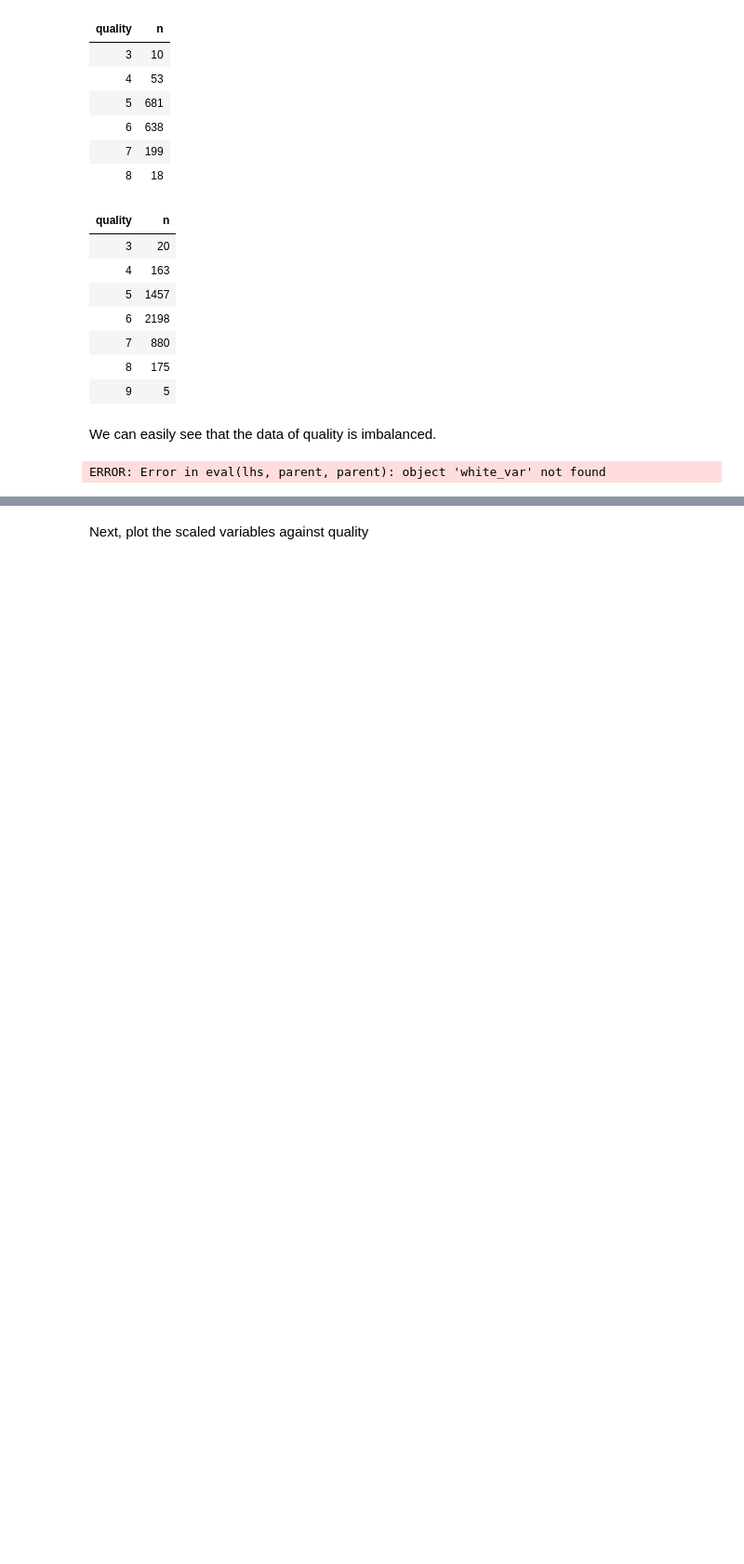
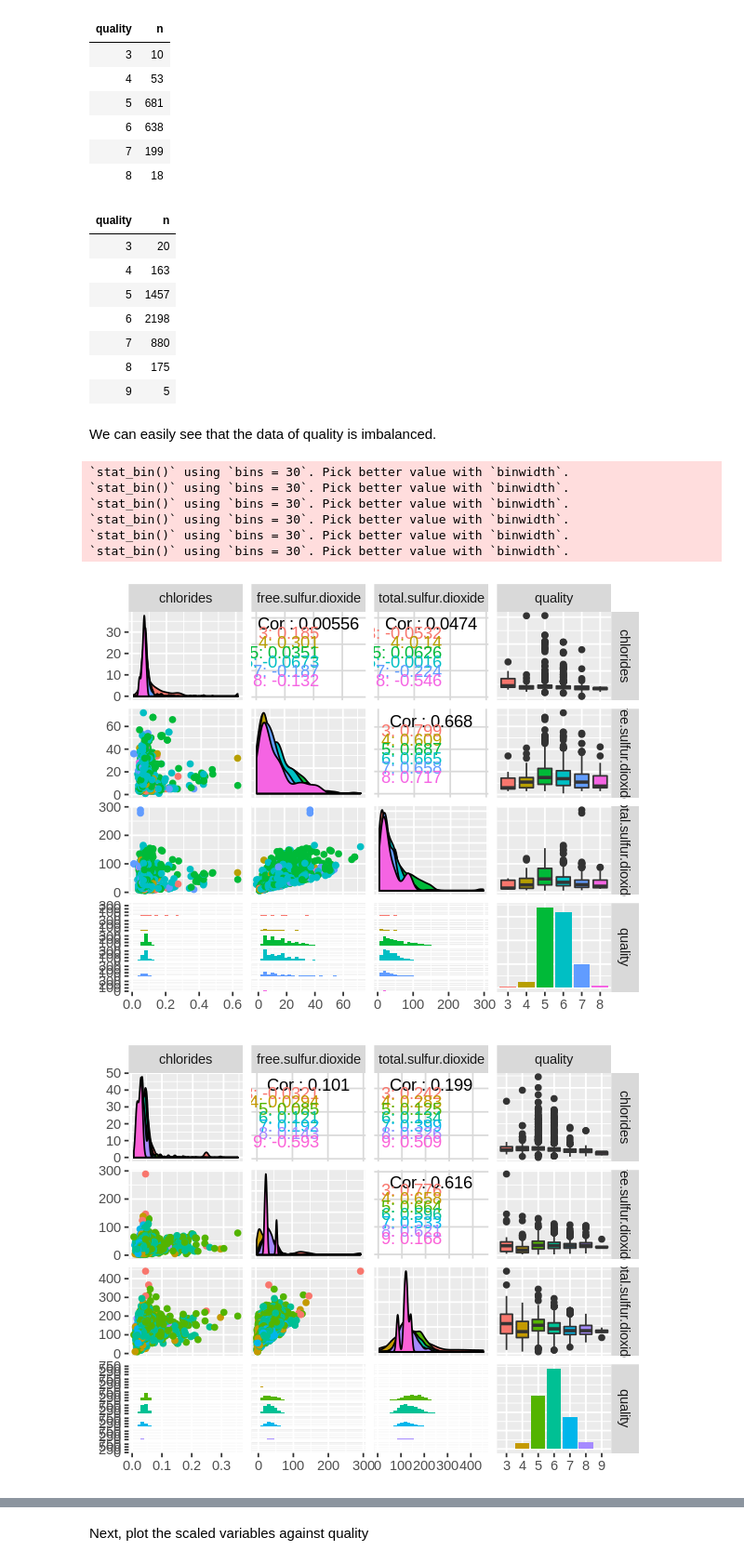
Before and after one commit to ivan-fediaev/DSCI-project, a Jupyter notebook: Project.ipynb, the cells around one changed output, grey strips where cells are left out. Shown at 93% size. Drawn from its saved outputs; the diff is of its cells as text; code cells hidden in the pictures; blank space fills up the shorter version.

```diff
--- a/Project.ipynb
+++ b/Project.ipynb
@@ -411,17 +426,24 @@ We can easily see that the data of quality is imbalanced.
 # %%
 #See the relationship between quality and the three variables
 red_var <- red_data %>%
     select(chlorides:total.sulfur.dioxide, quality)
 red_var$quality <- as.factor(red_var$quality)
 
-white_var <- white_var %>%
+white_var <- white_data %>%
     select(chlorides:total.sulfur.dioxide, quality)
 white_var$quality <- as.factor(white_var$quality)
 
 ggpairs(red_var, mapping = ggplot2::aes(colour = quality))
 ggpairs(white_var, mapping = ggplot2::aes(colour = quality))
 # %% [output]
-ERROR: Error in eval(lhs, parent, parent): object 'white_var' not found
+`stat_bin()` using `bins = 30`. Pick better value with `binwidth`.
+`stat_bin()` using `bins = 30`. Pick better value with `binwidth`.
+`stat_bin()` using `bins = 30`. Pick better value with `binwidth`.
+`stat_bin()` using `bins = 30`. Pick better value with `binwidth`.
+`stat_bin()` using `bins = 30`. Pick better value with `binwidth`.
+`stat_bin()` using `bins = 30`. Pick better value with `binwidth`.
+[figure, added]
+[figure, added]
 # %%
 # Scaled the variables
 red_scaled_var <- red_var %>%
```
Also changed, not shown: parts of 9 cells of this notebook.
